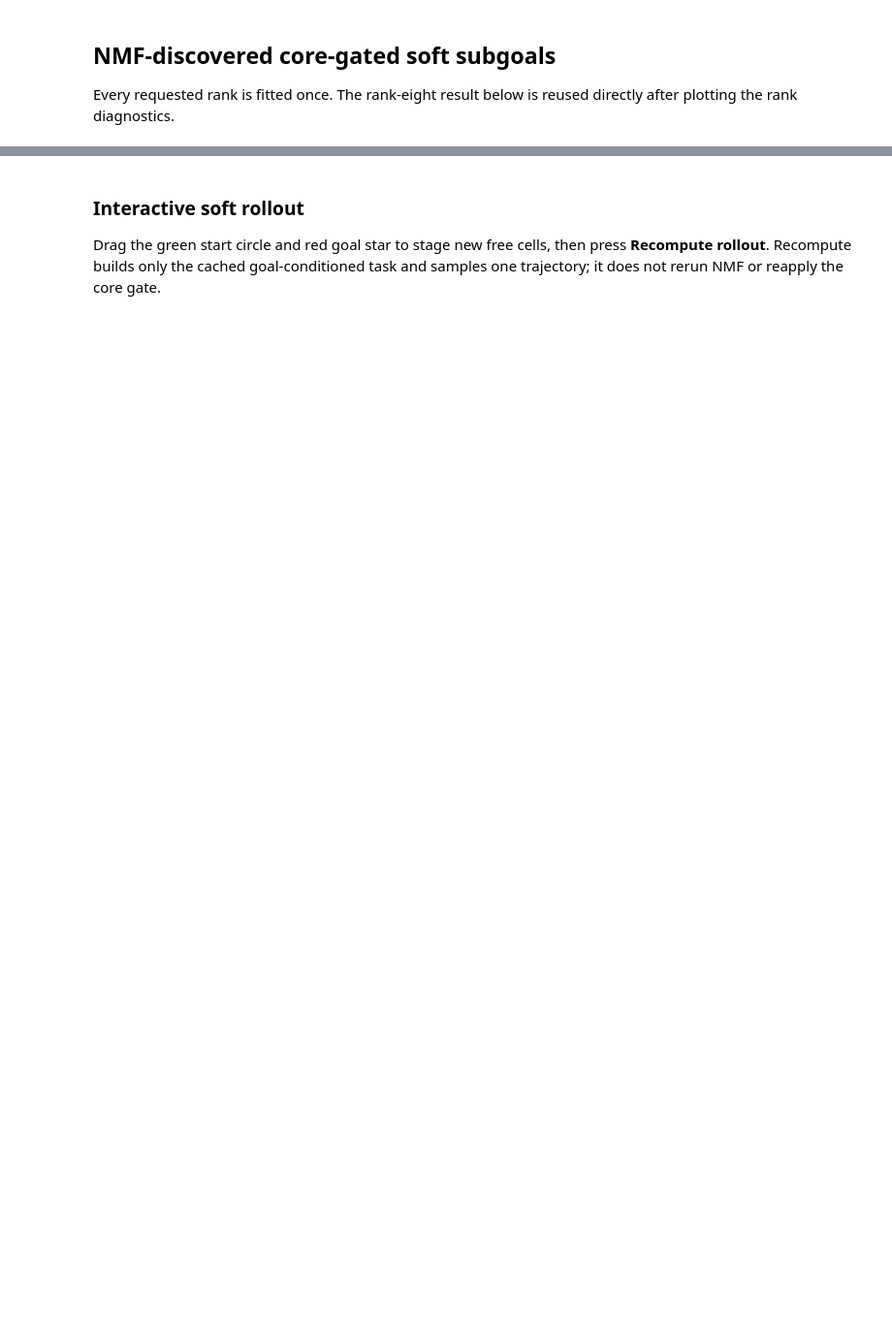
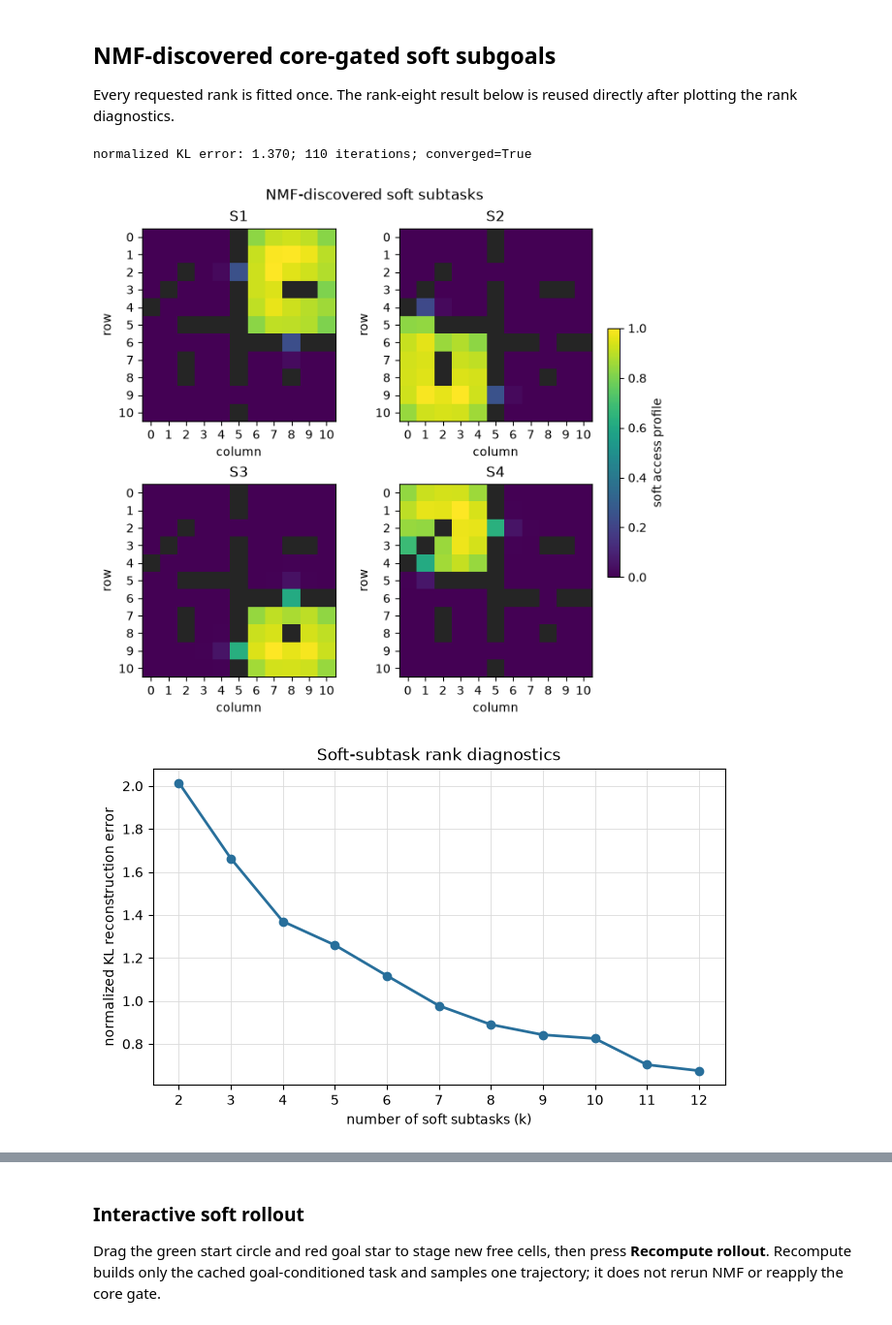
Before and after one commit to rudstre/hierarchical_bigmaze, a Jupyter notebook: notebooks/maze_lmdp_workflows.ipynb, the cells around one changed output, grey strips where cells are left out. Shown at 97% size. Drawn from its saved outputs; the diff is of its cells as text; code cells hidden in the pictures; blank space fills up the shorter version.

```diff
--- a/notebooks/maze_lmdp_workflows.ipynb
+++ b/notebooks/maze_lmdp_workflows.ipynb
@@ -240,16 +307,19 @@ Every requested rank is fitted once. The rank-eight result below is reused direc
 # %%
 %matplotlib inline
 soft_study = discover_soft_subgoals(
     environment,
     ranks=tuple(range(2, 13)),
     parameters=NMFDiscoveryParameters(),
-    seed=0,
 )
 viz.plot_soft_subtask_rank_diagnostics(soft_study.diagnostics)
-soft_discovery = soft_study.result(8)
+soft_discovery = soft_study.result(4)
 print(
     f"normalized KL error: {soft_discovery.reconstruction_error:.3f}; "
     f"{soft_discovery.n_iter} iterations; "
     f"converged={soft_discovery.converged}"
 )
 viz.plot_soft_subtasks(soft_discovery)
+# %% [output]
+normalized KL error: 1.370; 110 iterations; converged=True
+[figure, added]
+[figure, added]
```
Also changed, not shown: parts of 13 cells of this notebook.
